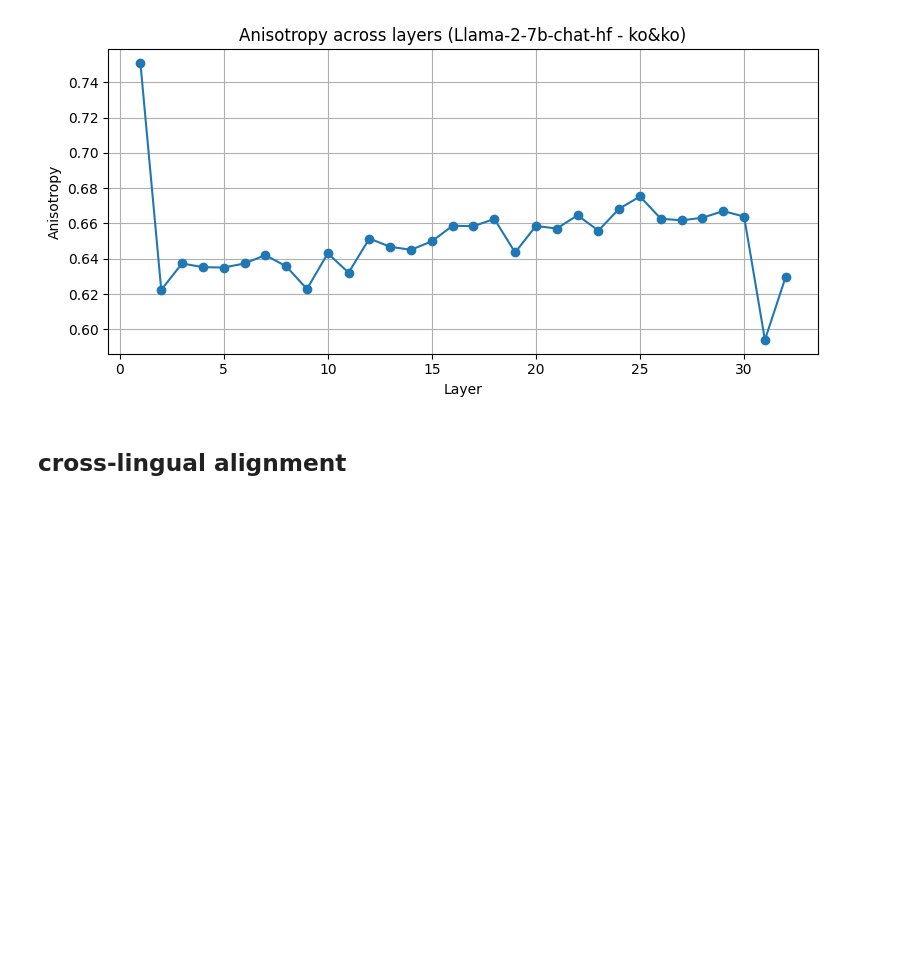
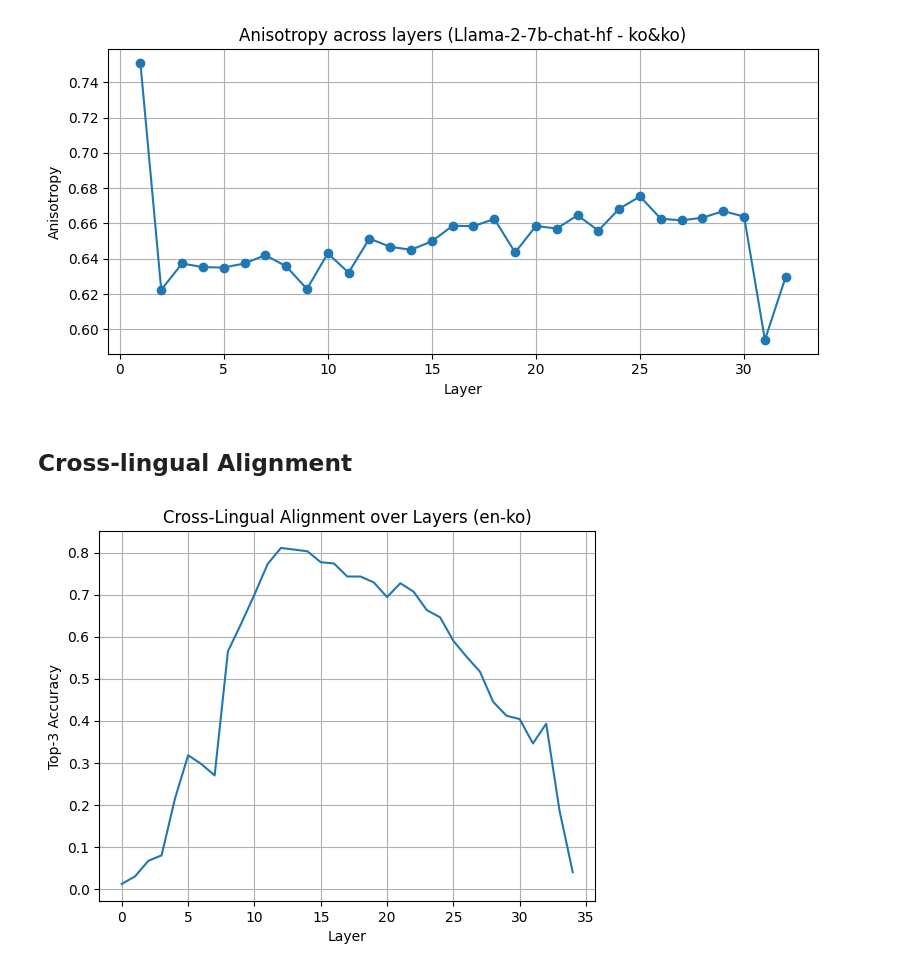
Before and after one commit to hjjjang/multilingual-inner-lexicon, a Jupyter notebook: RQ1/WordIdentity/cross_lingual.ipynb, the cells around one changed output. Saved outputs shown, nothing was run; the diff lists cells and outputs as text; code cells hidden in the pictures; blank space fills up the shorter version.

```diff
--- a/RQ1/WordIdentity/cross_lingual.ipynb
+++ b/RQ1/WordIdentity/cross_lingual.ipynb
@@ -175,7 +176,7 @@ plot_anisotropy(results, model_name=model_name.split("/")[-1], lang1="ko", lang2
 # %% [output]
 [figure]
 # %% [markdown]
-## cross-lingual alignment
+## Cross-lingual Alignment
 # %%
 from datasets import load_dataset
 import matplotlib.pyplot as plt
@@ -225,4 +226,28 @@ def compute_crosslingual_cosine(hidden_en, hidden_ko, top_k=5):
         }
 
     return results
+# %%
+lang1 = "en"
+lang2 = "ko"
+
+dataset_en_ko = prepare_dataset(lang1, lang2)
+
+hidden_1 = word_nonword_cls.extract_token_i_hidden_states_original(inputs = dataset_en_ko[f'{lang1}'].tolist())
+hidden_2 = word_nonword_cls.extract_token_i_hidden_states_original(inputs = dataset_en_ko[f'{lang2}'].tolist())
+# torch.save(hidden_1, f"/home/hyujang/multilingual-inner-lexicon/data/RQ1/TatoebaHiddens/hidden_{model_name.split("/")[-1]}_{lang1}_2.pt")
+# torch.save(hidden_2, f"/home/hyujang/multilingual-inner-lexicon/data/RQ1/TatoebaHiddens/hidden_{model_name.split("/")[-1]}_{lang2}_2.pt")
+
+top_k = 3
+results = compute_crosslingual_cosine(hidden_1, hidden_2, top_k=top_k)
+
+layers = sorted(results.keys())
+accuracies = [results[l]['topk_accuracy'] for l in layers]
+plt.plot(layers, accuracies)
+plt.xlabel("Layer")
+plt.ylabel(f"Top-{top_k} Accuracy")
+plt.title(f"Cross-Lingual Alignment over Layers ({lang1}-{lang2})")
+plt.grid(True)
+plt.show()
+# %% [output]
+[figure, added]
 # %%
```
Also changed, not shown: parts of 15 cells of this notebook, 14 other files.
